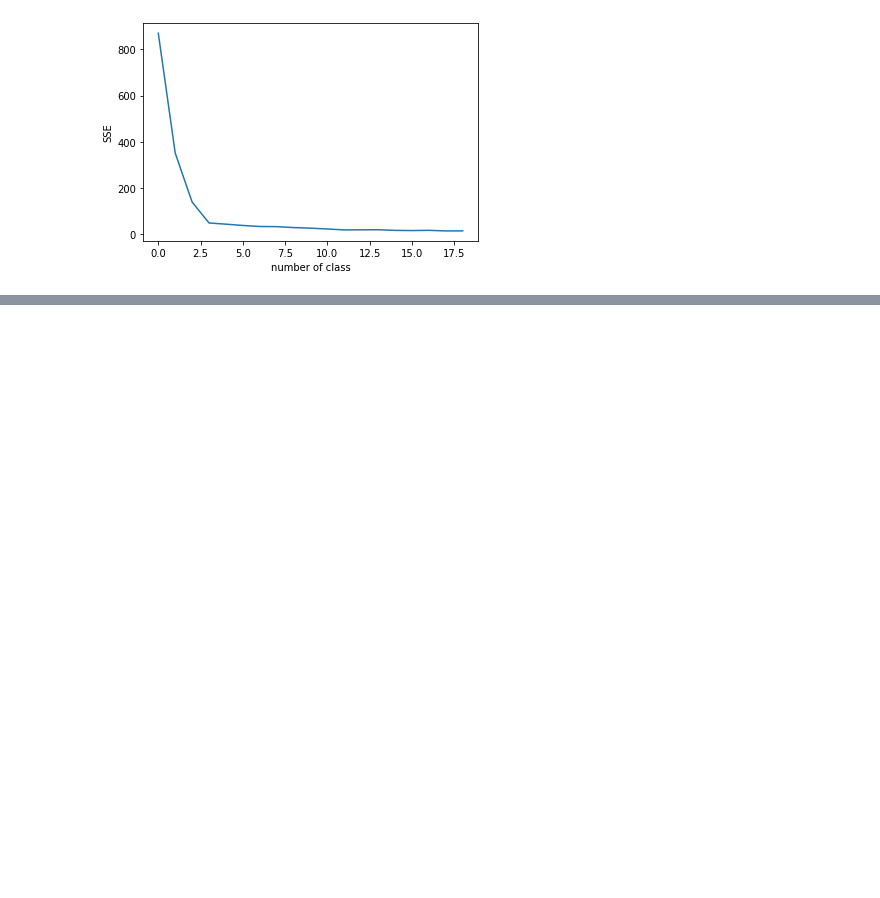
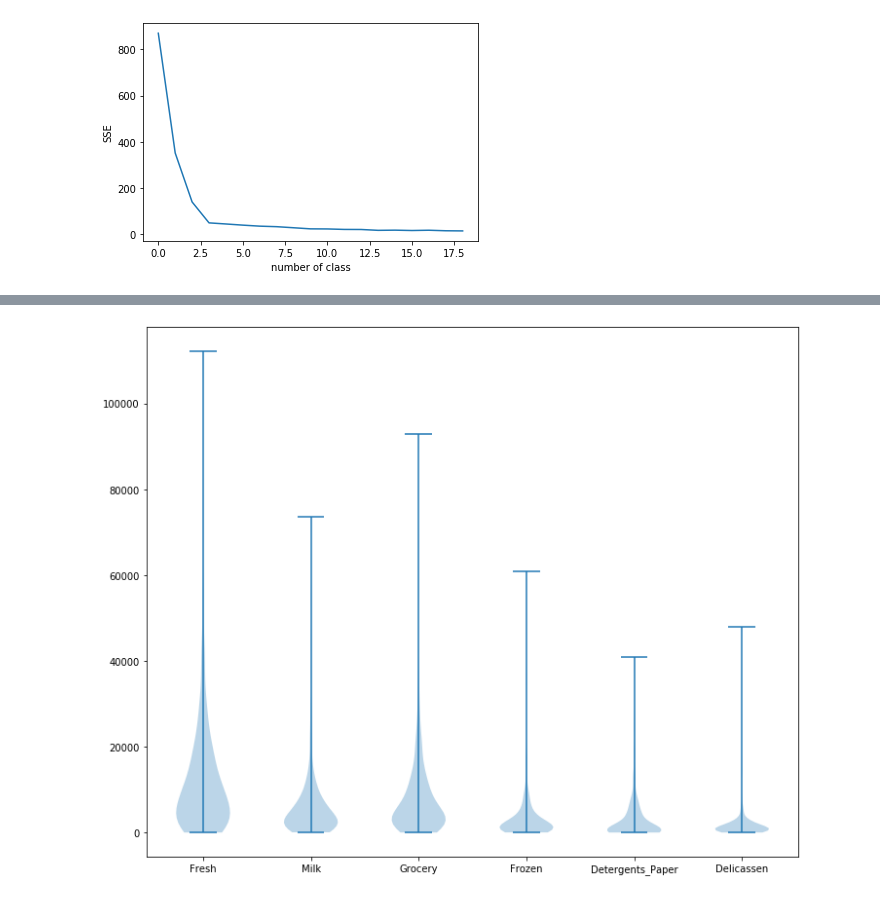
Before and after one commit to syuonez/diveintocode-ml, a Jupyter notebook: ML2001_sprint/sprint6.ipynb, the cells around one changed output, grey strips where cells are left out. Drawn from its saved outputs; the diff is of its cells as text; code cells hidden in the pictures; blank space fills up the shorter version.

Commit message:
sprint6

```diff
--- a/ML2001_sprint/sprint6.ipynb
+++ b/ML2001_sprint/sprint6.ipynb
@@ -486,0 +512,11 @@ plt.show()
+# %%
+#データセットの概観
+
+csv_path = "/Users/shinoda/diveintocode-ml/ML2001_sprint/Wholesale customers data.csv" # ファイル名（パス）を指定する
+
+#np.set_printoptions(suppress=True) # 指数表示の禁止を設定する
+row_data = np.loadtxt(csv_path, delimiter=",", skiprows=1)
+
+df_0 = pd.DataFrame(row_data, columns=["Channel","Region", "Fresh", "Milk", "Grocery", "Frozen", "Detergents_Paper", "Delicassen"])
+
+df_0.head(10)
@@ -486,0 +535,9 @@ plt.show()
+# %%
+#バイオリンプロット
+fig = plt.figure(figsize=(12,10))
+ax = fig.add_subplot(111)
+ax.violinplot([df_0.Fresh, df_0.Milk, df_0.Grocery, df_0.Frozen, df_0.Detergents_Paper, df_0.Delicassen])
+ax.set_xticklabels(["0","Fresh", "Milk", "Grocery", "Frozen", "Detergents_Paper", "Delicassen"])
+plt.show()
+# %% [output]
+[figure, added]
```
Also changed, not shown: parts of 46 cells of this notebook.
